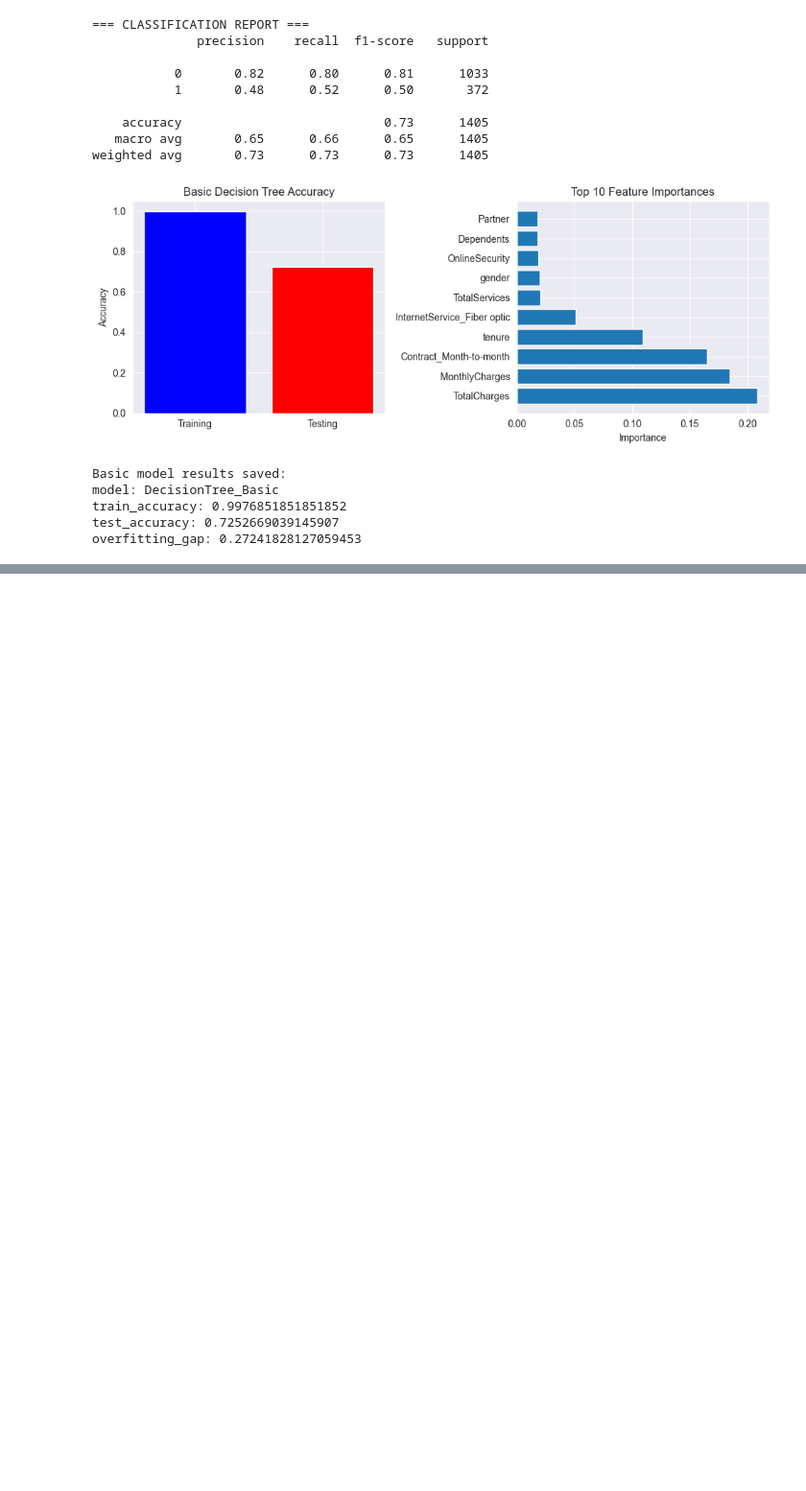
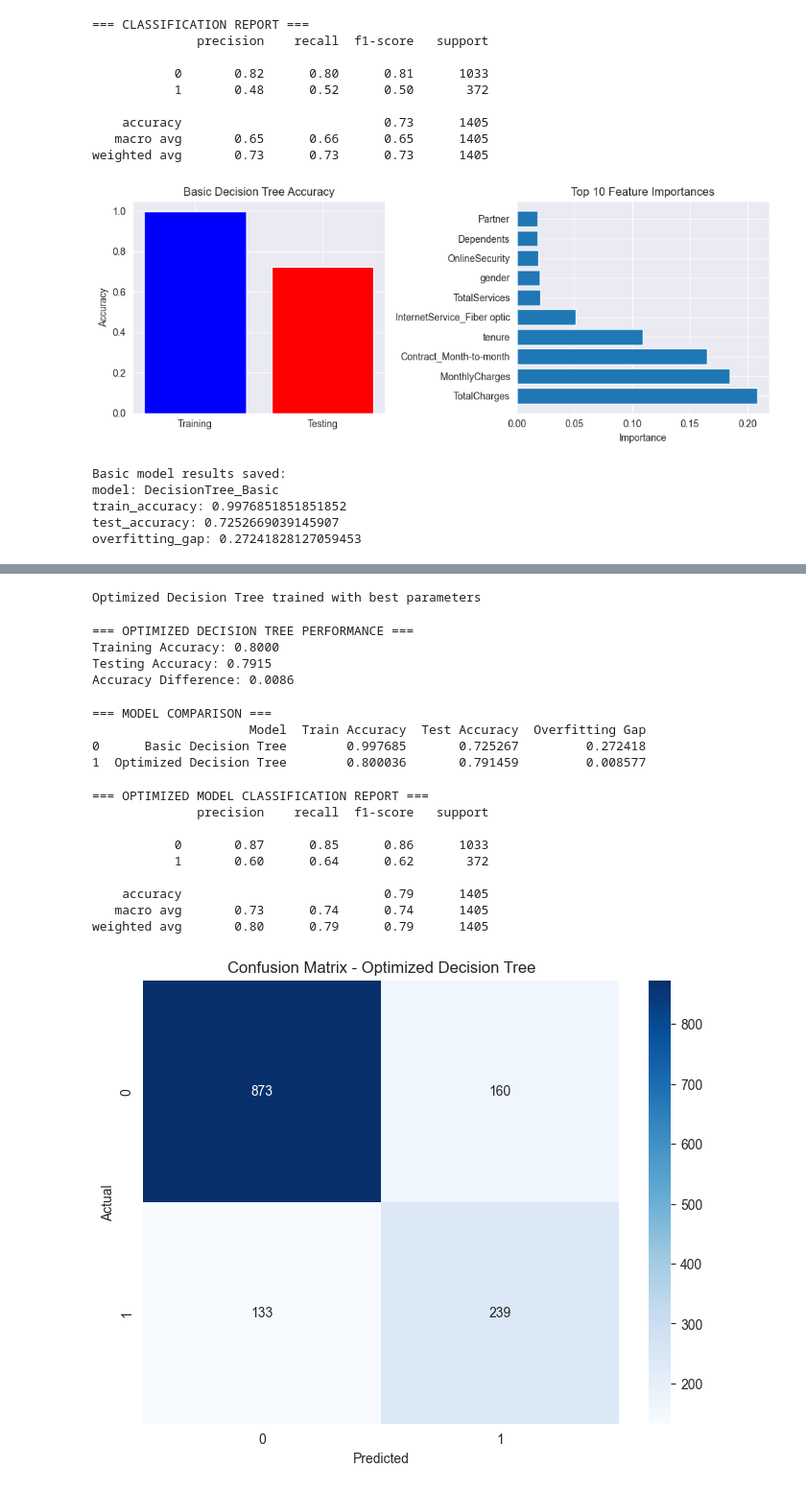
Before and after one commit to arosharandew/Machine-learning, a Jupyter notebook: decision_tree.ipynb, the cells around one changed output, grey strips where cells are left out. Shown: that part at 96% size. Saved outputs shown, nothing was run; the diff lists cells and outputs as text; code cells hidden in the pictures; blank space fills up the shorter version.

Commit message:
Decision Tree Hyperparameter Tuning

```diff
--- a/decision_tree.ipynb
+++ b/decision_tree.ipynb
@@ -167,0 +200,5 @@ overfitting_gap: 0.27241828127059453
+# %%
+print("Starting hyperparameter tuning...")
+grid_search.fit(X_train, y_train)
+
+print("Hyperparameter tuning completed!")
@@ -167,0 +209,9 @@ overfitting_gap: 0.27241828127059453
+# %%
+best_params = grid_search.best_params_
+best_score = grid_search.best_score_
+
+print("=== BEST PARAMETERS ===")
+for param, value in best_params.items():
+    print(f"{param}: {value}")
+
+print(f"\nBest cross-validation score: {best_score:.4f}")
@@ -167,0 +226,60 @@ overfitting_gap: 0.27241828127059453
+# %%
+dt_optimized = DecisionTreeClassifier(**best_params, random_state=42)
+dt_optimized.fit(X_train, y_train)
+
+print("Optimized Decision Tree trained with best parameters")
+# %% [output]
+Optimized Decision Tree trained with best parameters
+# %%
+y_pred_optimized = dt_optimized.predict(X_test)
+y_pred_train_optimized = dt_optimized.predict(X_train)
+
+train_accuracy_opt = accuracy_score(y_train, y_pred_train_optimized)
+test_accuracy_opt = accuracy_score(y_test, y_pred_optimized)
+
+print("=== OPTIMIZED DECISION TREE PERFORMANCE ===")
+print(f"Training Accuracy: {train_accuracy_opt:.4f}")
+print(f"Testing Accuracy: {test_accuracy_opt:.4f}")
+print(f"Accuracy Difference: {train_accuracy_opt - test_accuracy_opt:.4f}")
+# %% [output]
+=== OPTIMIZED DECISION TREE PERFORMANCE ===
+Training Accuracy: 0.8000
+Testing Accuracy: 0.7915
+Accuracy Difference: 0.0086
+# %%
+comparison = pd.DataFrame({
+    'Model': ['Basic Decision Tree', 'Optimized Decision Tree'],
+    'Train Accuracy': [basic_results['train_accuracy'], train_accuracy_opt],
+    'Test Accuracy': [basic_results['test_accuracy'], test_accuracy_opt],
+    'Overfitting Gap': [basic_results['overfitting_gap'], train_accuracy_opt - test_accuracy_opt]
+})
+
+print("=== MODEL COMPARISON ===")
+print(comparison)
+# %% [output]
+=== MODEL COMPARISON ===
+                     Model  Train Accuracy  Test Accuracy  Overfitting Gap
+0      Basic Decision Tree        0.997685       0.725267         0.272418
+1  Optimized Decision Tree        0.800036       0.791459         0.008577
+# %%
+print("=== OPTIMIZED MODEL CLASSIFICATION REPORT ===")
+print(classification_report(y_test, y_pred_optimized))
+
+conf_matrix = confusion_matrix(y_test, y_pred_optimized)
+plt.figure(figsize=(8, 6))
+sns.heatmap(conf_matrix, annot=True, fmt='d', cmap='Blues')
+plt.title('Confusion Matrix - Optimized Decision Tree')
+plt.xlabel('Predicted')
+plt.ylabel('Actual')
+plt.show()
+# %% [output]
+=== OPTIMIZED MODEL CLASSIFICATION REPORT ===
+              precision    recall  f1-score   support
+
+           0       0.87      0.85      0.86      1033
+           1       0.60      0.64      0.62       372
+
+    accuracy                           0.79      1405
+   macro avg       0.73      0.74      0.74      1405
+weighted avg       0.80      0.79      0.79      1405
+[figure, added]
```
Also changed, not shown: parts of 7 cells of this notebook.
